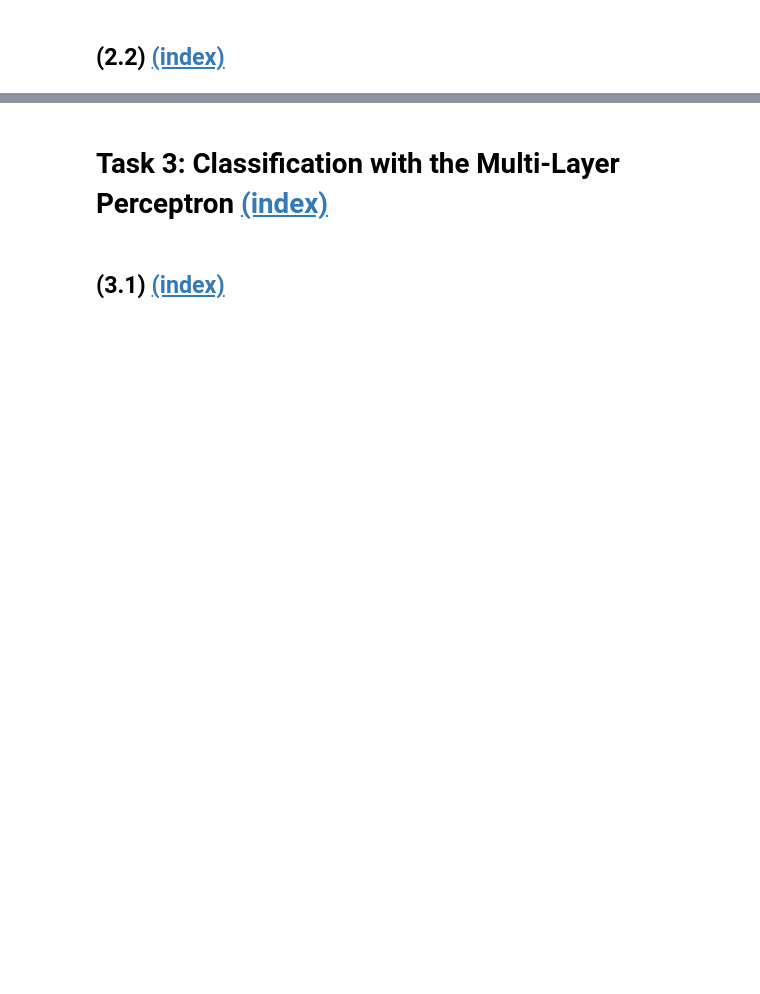
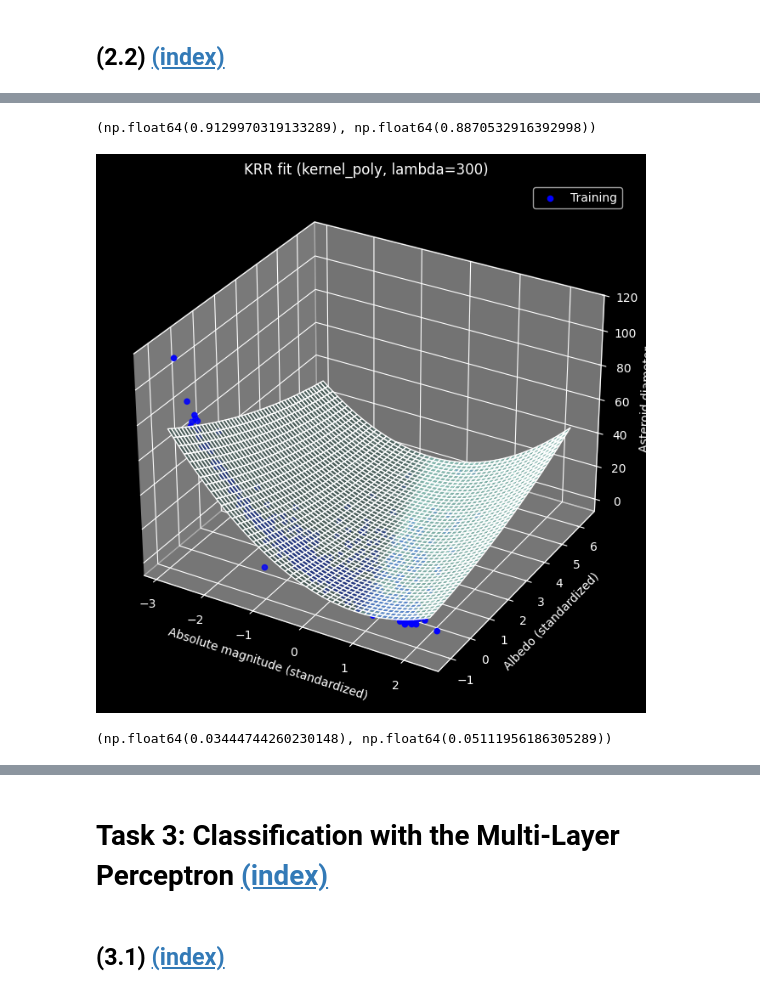
Before and after one commit to typtrue/data-science, a Jupyter notebook: CW1/02404325_Coursework1-final.ipynb, the cells around one changed output, grey strips where cells are left out. Cells and saved outputs as stored; diff of their text form; code cells hidden in the pictures; blank space fills up the shorter version.

```diff
--- a/CW1/02404325_Coursework1-final.ipynb
+++ b/CW1/02404325_Coursework1-final.ipynb
@@ -368,0 +494,16 @@ def ridge_est(x_train, y_train, lambd=0.1):
+# %%
+lambd = 300
+
+score, alphas = r2_score_kernel(x_train_red, y_train, x_test_red, y_test, lambd, kernel_poly, [N, C])
+print(score)
+# %% [output]
+(np.float64(0.9129970319133289), np.float64(0.8870532916392998))
+# %%
+plot_kernel_3d(x_train_red, y_train, alphas, kernel_poly, [N, C])
+# %% [output]
+[figure, added]
+# %%
+score, alphas = r2_score_kernel(x_train_red, y_train, x_test_red, y_test, lambd, kernel_rbf, [SIGMA])
+print(score)
+# %% [output]
+(np.float64(0.03444744260230148), np.float64(0.05111956186305289))
```
Also changed, not shown: parts of 31 cells of this notebook.
